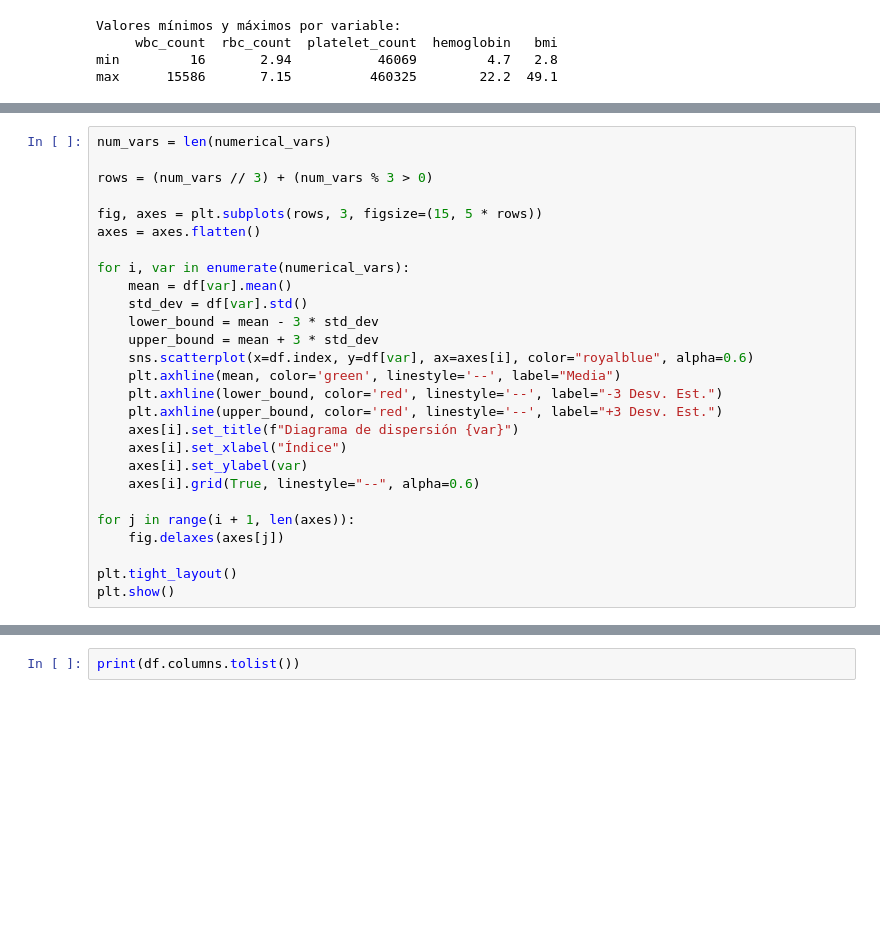
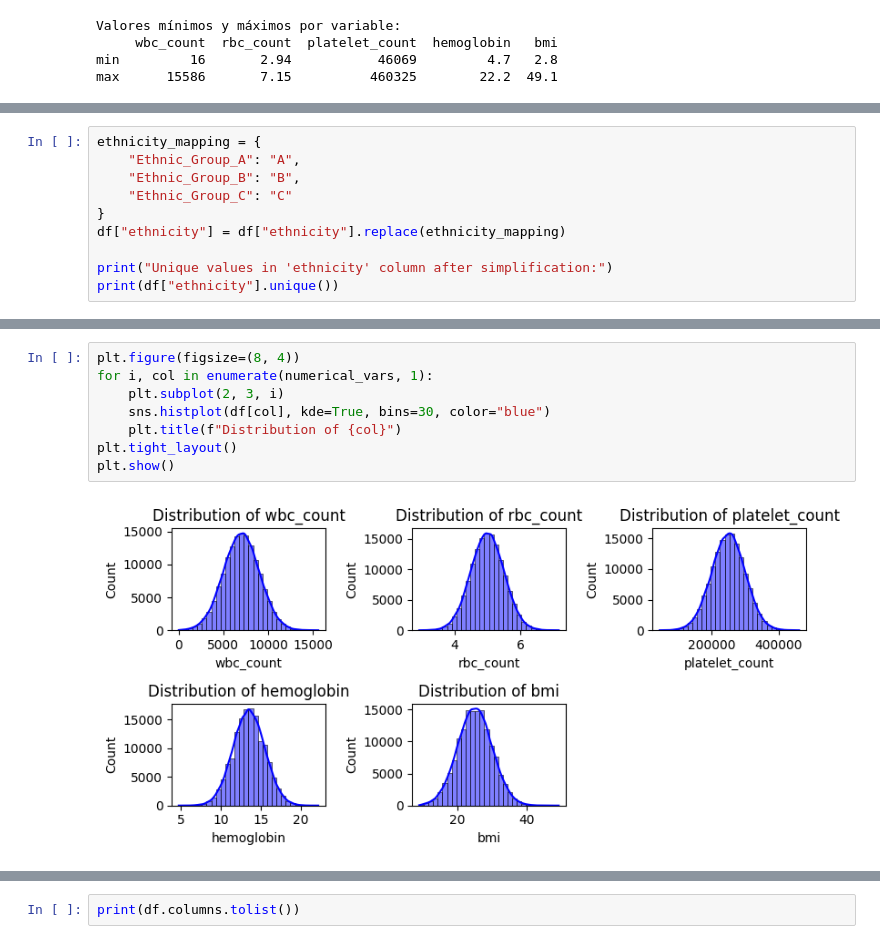
Before and after one commit to valentinabc19/Leukemia-Cancer-Risk-ETL, a Jupyter notebook: notebooks/002_EDA.ipynb, the cells around one changed output, grey strips where cells are left out. Saved outputs shown, nothing was run; the diff lists cells and outputs as text; blank space fills up the shorter version.

```diff
--- a/notebooks/002_EDA.ipynb
+++ b/notebooks/002_EDA.ipynb
@@ -475,27 +313,0 @@ El dataset está formado por una mayor proporción de hombres (59,9%) que de muj
-# %%
-num_vars = len(numerical_vars)
-
-rows = (num_vars // 3) + (num_vars % 3 > 0)
-
-fig, axes = plt.subplots(rows, 3, figsize=(15, 5 * rows))
-axes = axes.flatten()
-
-for i, var in enumerate(numerical_vars):
-    mean = df[var].mean()
-    std_dev = df[var].std()
-    lower_bound = mean - 3 * std_dev
-    upper_bound = mean + 3 * std_dev
-    sns.scatterplot(x=df.index, y=df[var], ax=axes[i], color="royalblue", alpha=0.6)
-    plt.axhline(mean, color='green', linestyle='--', label="Media")
-    plt.axhline(lower_bound, color='red', linestyle='--', label="-3 Desv. Est.")
-    plt.axhline(upper_bound, color='red', linestyle='--', label="+3 Desv. Est.")
-    axes[i].set_title(f"Diagrama de dispersión {var}")
-    axes[i].set_xlabel("Índice")
-    axes[i].set_ylabel(var)
-    axes[i].grid(True, linestyle="--", alpha=0.6)
-
-for j in range(i + 1, len(axes)):
-    fig.delaxes(axes[j])
-
-plt.tight_layout()
-plt.show()
@@ -507,0 +316,10 @@ Finalmente, se observan las columnas resultantes despues de todo el proceso de e
+# %%
+ethnicity_mapping = {
+    "Ethnic_Group_A": "A",
+    "Ethnic_Group_B": "B",
+    "Ethnic_Group_C": "C"
+}
+df["ethnicity"] = df["ethnicity"].replace(ethnicity_mapping)
+
+print("Unique values in 'ethnicity' column after simplification:")
+print(df["ethnicity"].unique())
@@ -507,0 +418,10 @@ Finalmente, se observan las columnas resultantes despues de todo el proceso de e
+# %%
+plt.figure(figsize=(8, 4))
+for i, col in enumerate(numerical_vars, 1):
+    plt.subplot(2, 3, i)
+    sns.histplot(df[col], kde=True, bins=30, color="blue")
+    plt.title(f"Distribution of {col}")
+plt.tight_layout()
+plt.show()
+# %% [output]
+[figure, added]
```
Also changed, not shown: parts of 95 cells of this notebook.
